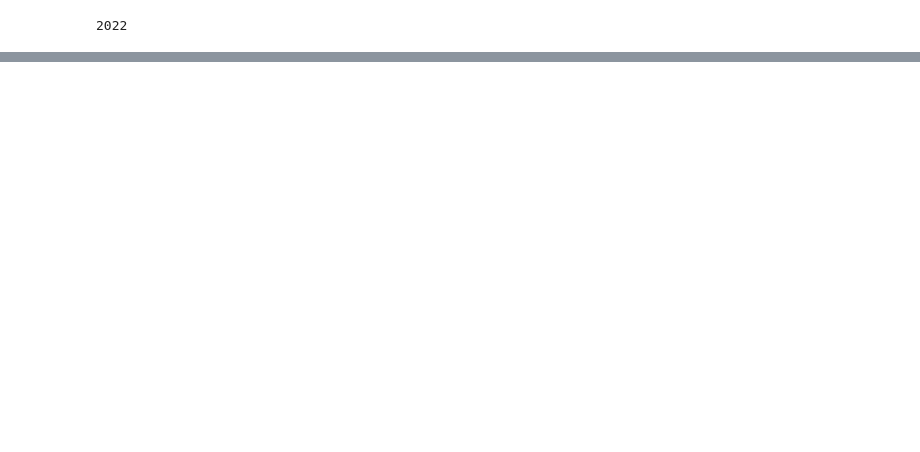
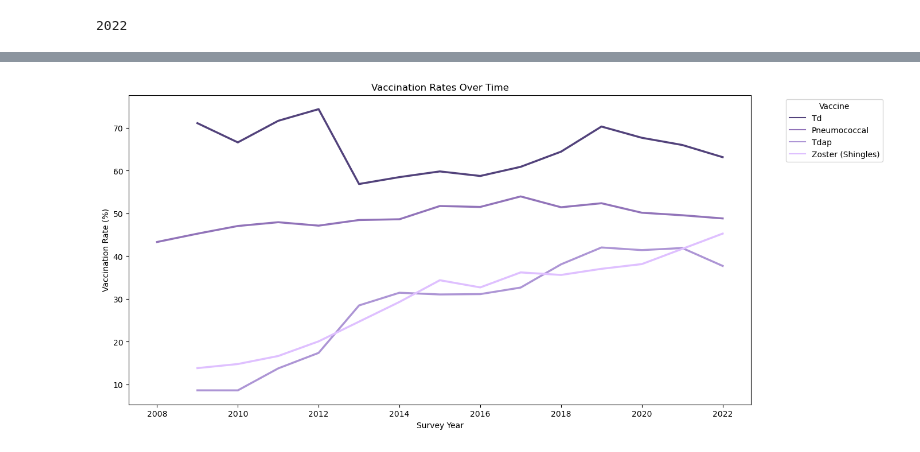
Before and after one commit to BrandyLarramore/Economic-Determinants-of-Healthcare-Decisions, a Jupyter notebook: notebooks/vaccinationanalysis.ipynb, the cells around one changed output, grey strips where cells are left out. Drawn from its saved outputs; the diff is of its cells as text; code cells hidden in the pictures; blank space fills up the shorter version.

```diff
--- a/notebooks/vaccinationanalysis.ipynb
+++ b/notebooks/vaccinationanalysis.ipynb
@@ -54,3 +54,25 @@ plt.show()
+# %%
+custom_palette = {
+    'Td': '#52427b',  # Example hex code color for Vaccine1
+    'Pneumococcal': '#9173b9',
+    'Tdap': '#ad95d5',
+    'Zoster (Shingles)': '#dfc0ff',# Example hex code color for Vaccine2
+    # Add more vaccines and their corresponding colors as needed
+}
+
+# Create the lineplot with the custom palette
+plt.figure(figsize=(14, 7))
+sns.lineplot(x='Survey Year', y='Estimate (%)', hue='Vaccine', data=vaccination_data,
+             palette=custom_palette, linewidth=2.5, errorbar=None)
+
+plt.title('Vaccination Rates Over Time')
+plt.xlabel('Survey Year')
+plt.ylabel('Vaccination Rate (%)')
+plt.legend(title='Vaccine', bbox_to_anchor=(1.05, 1), loc='upper left')
+
+plt.show()
+# %% [output]
+[figure, added]
 # %%
 plt.figure(figsize=(12, 8))
 sns.barplot(x='Estimate (%)', y='Geography', data=vaccination_data, ci=None)
```
Also changed, not shown: parts of 5 cells of this notebook, 6 other files.
